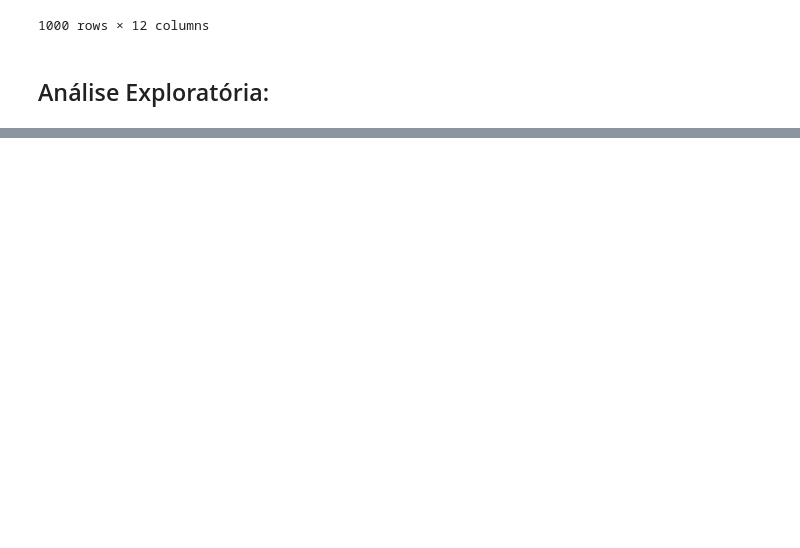
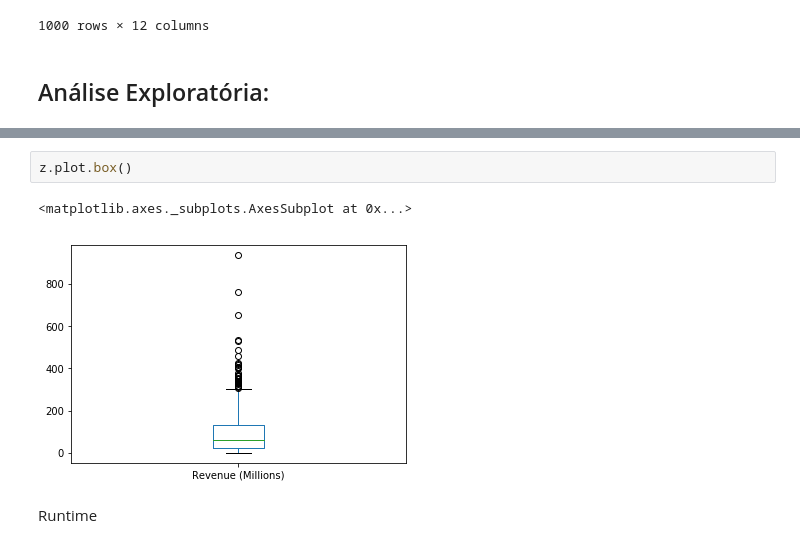
Before and after one commit to lfcarrete/CD_Projeto_3, a Jupyter notebook: Projeto 3.ipynb, the cells around one changed output, grey strips where cells are left out. Cells and saved outputs as stored; diff of their text form; blank space fills up the shorter version.

```diff
--- a/Projeto 3.ipynb
+++ b/Projeto 3.ipynb
@@ -77,0 +140,7 @@ dados
+# %%
+z.plot.box()
+# %% [output]
+<matplotlib.axes._subplots.AxesSubplot at 0x...>
+[figure, added]
+# %% [markdown]
+Runtime
```
Also changed, not shown: parts of 13 cells of this notebook.
